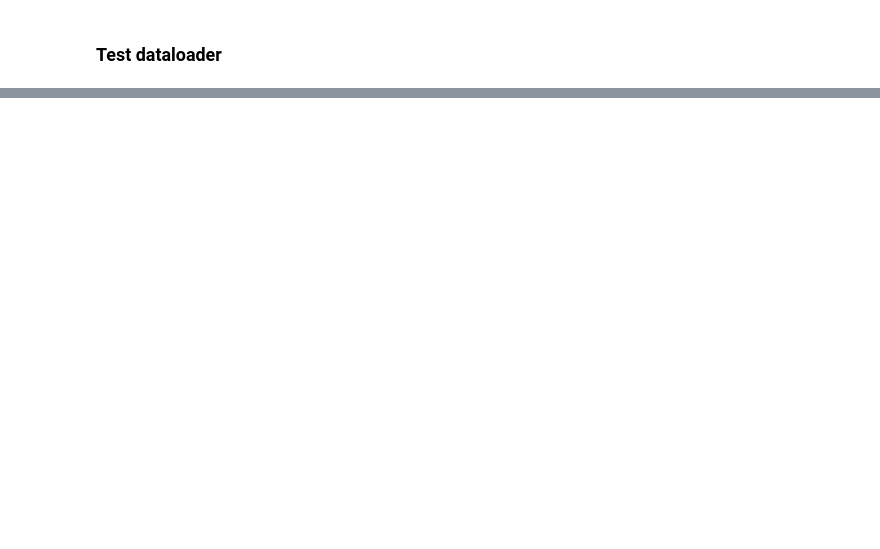
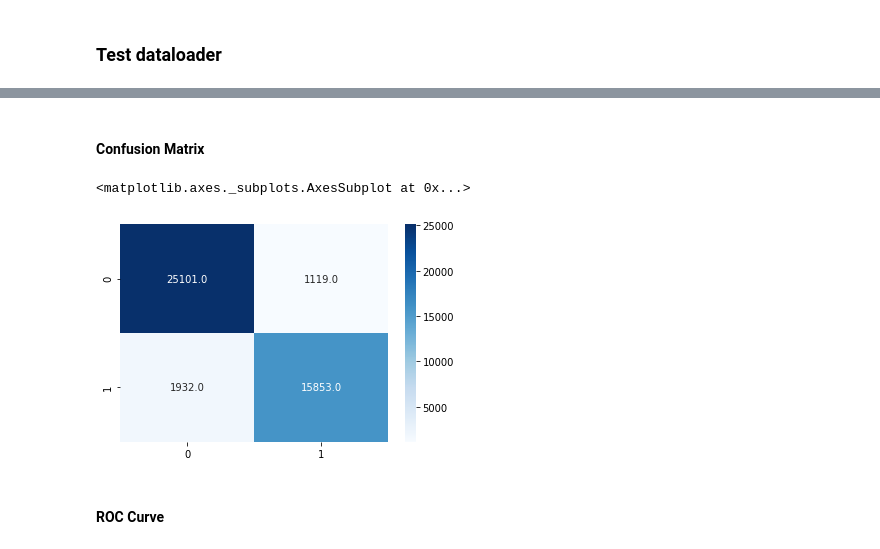
Before and after one commit to ErickDiaz/histopathologic-cancer-detection, a Jupyter notebook: code/train_model.ipynb, the cells around one changed output, grey strips where cells are left out. Cells and saved outputs as stored; diff of their text form; code cells hidden in the pictures; blank space fills up the shorter version.

```diff
--- a/code/train_model.ipynb
+++ b/code/train_model.ipynb
@@ -341,6 +353,6 @@ test_labels = train_labels[train_labels.index.isin(validation_index)]
 # %%
 test_data = DataGenerator_test(test_labels, transform=transform)
 test_loader = data.DataLoader(test_data, batch_size=batch_size,
-                              sampler=data.Subset(validation_index))
+                              sampler=data.SubsetRandomSampler(test_index))
 # %%
 len(test_loader)
@@ -349,6 +363,7 @@ len(test_loader)
 model_test = model_test.cuda()
 
 predictions = []
+predictions_raw = []
 model_test.eval()
 total_test_batches = len(test_loader)
 img_ids = []
@@ -360,6 +375,7 @@ for x,y, ids in tqdm(test_loader, total = total_test_batches):
 
     with torch.no_grad():
         out = model_test(x)
+        predictions_raw.append(out.float().cpu().numpy())
         predictions.append((out >= 0.5).float().cpu().numpy())
 # %%
 y_hat = []
@@ -377,0 +390,16 @@ test_labels[test_labels.id == '49eb20a0608511777074a59d62610fd63a2229bf']
+# %%
+y_test = []
+
+for img_id in img_pred_id:
+    y_test.append(int(test_labels[test_labels.id == img_id]['label']))
+# %% [markdown]
+#### Confusion Matrix
+# %%
+confusion_matrix = confusion_matrix(y_test, y_hat)
+# %%
+sns.heatmap(confusion_matrix, cmap="Blues", annot=True, fmt=".1f")
+# %% [output]
+<matplotlib.axes._subplots.AxesSubplot at 0x...>
+[figure, added]
+# %% [markdown]
+#### ROC Curve
```
Also changed, not shown: parts of 15 cells of this notebook.
